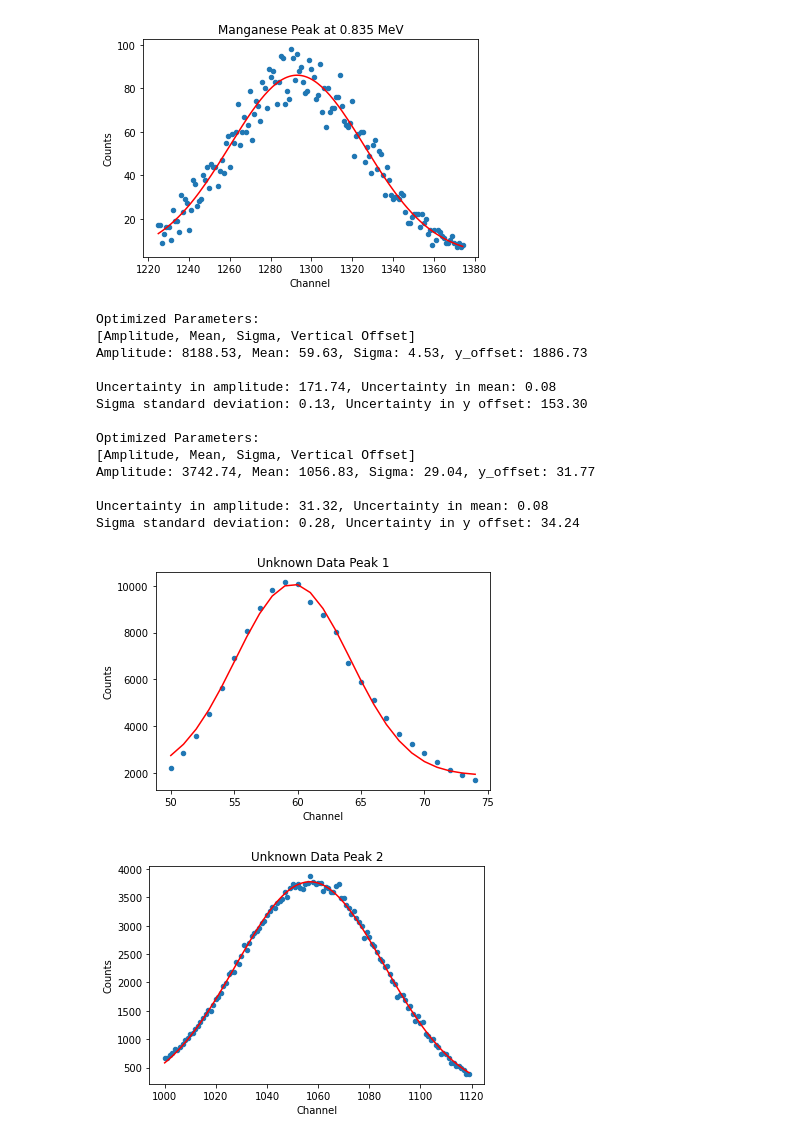
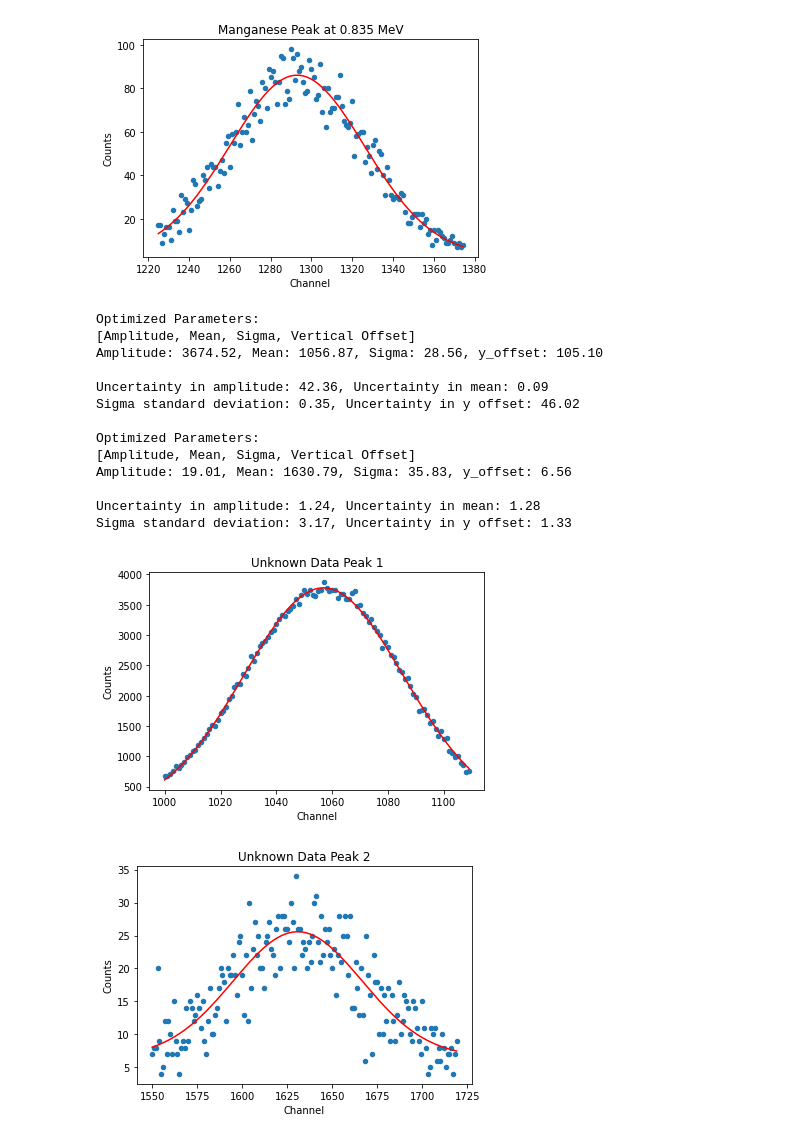
Before and after one commit to maraMaraschino/Adv-Lab, a Jupyter notebook: Gamma Spectroscopy/Gamma Spec Data.ipynb, the cells around one changed output. Saved outputs shown, nothing was run; the diff lists cells and outputs as text; code cells hidden in the pictures.

```diff
--- a/Gamma Spectroscopy/Gamma Spec Data.ipynb
+++ b/Gamma Spectroscopy/Gamma Spec Data.ipynb
@@ -281,52 +277,52 @@ Uncertainty in amplitude: 2.25, Uncertainty in mean: 0.45
 Sigma standard deviation: 1.17, Uncertainty in y offset: 2.42
 [figure]
 # %%
-A = 10000
-B = 60
-C = 10
-D = 2000
+A = 3500
+B = 1060
+C = 50
+D = 400
 
 
-unknown_peak_1 = unknown.iloc[50:75].copy()
+unknown_peak_1 = unknown.iloc[1000:1110].copy()
 ax1 = unknown_peak_1.plot.scatter(unknown_peak_1.columns[0], unknown_peak_1.columns[1])
 ax1.set_title("Unknown Data Peak 1")
 
 xdata_unk = unknown_peak_1.iloc[:,0].values
 ydata_unk = unknown_peak_1.iloc[:,1].values
 
 unknown_peak_1_values = find_values(A, B, C, D, xdata_unk, ydata_unk)
 
 sigma_amp, sigma_mean, sigma_std, sigma_b = find_uncertainties(unknown_peak_1_values)
 
-A = 3500
-B = 1060
-C = 50
-D = 400
+A = 20
+B = 1630
+C = 5
+D = 5
 
-unknown_peak_2 = unknown.iloc[1000:1120].copy()
+unknown_peak_2 = unknown.iloc[1550:1720].copy()
 ax1 = unknown_peak_2.plot.scatter(unknown_peak_2.columns[0], unknown_peak_2.columns[1])
 ax1.set_title("Unknown Data Peak 2")
 
 xdata_unk = unknown_peak_2.iloc[:,0].values
 ydata_unk = unknown_peak_2.iloc[:,1].values
 
 unknown_peak_2_values = find_values(A, B, C, D, xdata_unk, ydata_unk)
 
 sigma_amp, sigma_mean, sigma_std, sigma_b = find_uncertainties(unknown_peak_2_values)
 # %% [output]
 Optimized Parameters:
 [Amplitude, Mean, Sigma, Vertical Offset]
-Amplitude: 8188.53, Mean: 59.63, Sigma: 4.53, y_offset: 1886.73
+Amplitude: 3674.52, Mean: 1056.87, Sigma: 28.56, y_offset: 105.10
 
-Uncertainty in amplitude: 171.74, Uncertainty in mean: 0.08
-Sigma standard deviation: 0.13, Uncertainty in y offset: 153.30
+Uncertainty in amplitude: 42.36, Uncertainty in mean: 0.09
+Sigma standard deviation: 0.35, Uncertainty in y offset: 46.02
 
 Optimized Parameters:
 [Amplitude, Mean, Sigma, Vertical Offset]
-Amplitude: 3742.74, Mean: 1056.83, Sigma: 29.04, y_offset: 31.77
+Amplitude: 19.01, Mean: 1630.79, Sigma: 35.83, y_offset: 6.56
 
-Uncertainty in amplitude: 31.32, Uncertainty in mean: 0.08
-Sigma standard deviation: 0.28, Uncertainty in y offset: 34.24
+Uncertainty in amplitude: 1.24, Uncertainty in mean: 1.28
+Sigma standard deviation: 3.17, Uncertainty in y offset: 1.33
-[figure, old version]
+[figure, new version]
-[figure, old version]
+[figure, new version]
 # %%
```
Also changed, not shown: parts of 4 cells of this notebook.
